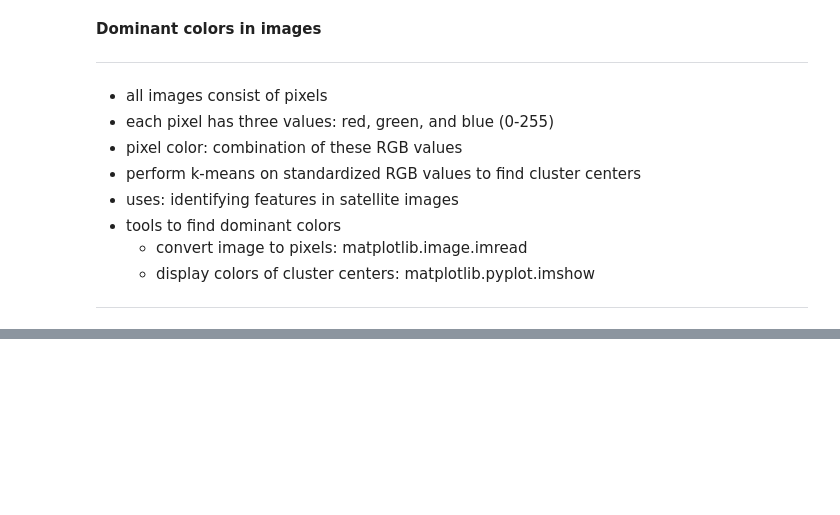
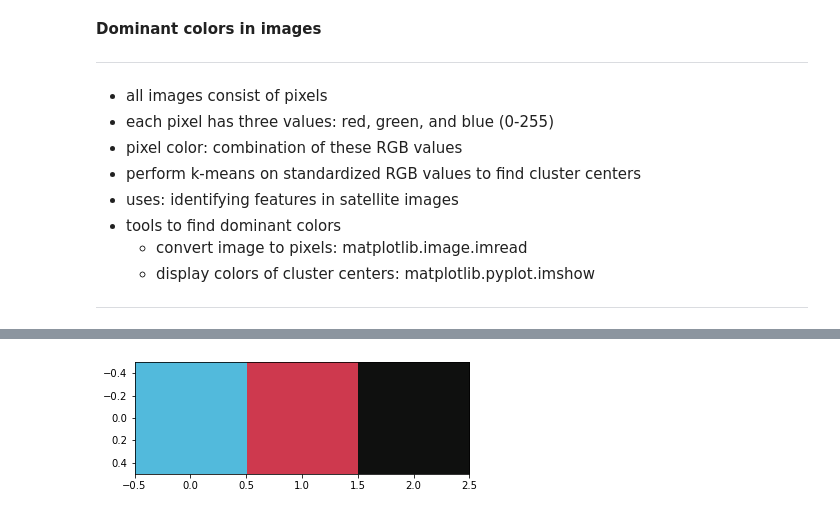
Before and after one commit to odenipinedo/Python, a Jupyter notebook: datacamp/12. cluster analysis in Python.ipynb, the cells around one changed output, grey strips where cells are left out. Cells and saved outputs as stored; diff of their text form; code cells hidden in the pictures; blank space fills up the shorter version.

```diff
--- a/datacamp/12. cluster analysis in Python.ipynb
+++ b/datacamp/12. cluster analysis in Python.ipynb
@@ -785,0 +885,51 @@ following image.
+# %%
+# Import image class of matplotlib
+from numpy import random
+from scipy.cluster.vq import vq, kmeans, whiten
+import matplotlib.image as img
+import matplotlib.pyplot as plt
+import pandas as pd, seaborn as sns
+
+# Initialize seed
+random.seed(123)
+
+r, g, b = ([] for i in range(3))
+
+# Read batman image
+batman_image = img.imread('_images/12.1.jpg')
+
+# Store RGB values of all pixels in lists r, g and b
+for row in batman_image:
+    for temp_r, temp_g, temp_b in row:
+        r.append(temp_r)
+        g.append(temp_g)
+        b.append(temp_b)
+
+batman_df = pd.DataFrame(list(zip(r, b , g)), columns=['red','blue','green'])
+
+# Scale r, g, and b
+batman_df['scaled_red'] = whiten(batman_df['red'])
+batman_df['scaled_blue'] = whiten(batman_df['blue'])
+batman_df['scaled_green'] = whiten(batman_df['green'])
+
+# kmeans function with 3 clusters
+cluster_centers, distortion = kmeans(batman_df[['scaled_red', 'scaled_blue', 'scaled_green']], 3)
+
+# Get standard deviations of each color
+r_std, g_std, b_std = batman_df[['red', 'green', 'blue']].std()
+
+colors = []
+for cluster_center in cluster_centers:
+    scaled_r, scaled_g, scaled_b = cluster_center
+    # Convert each standardized value to scaled value
+    colors.append((
+        scaled_r * r_std / 255,
+        scaled_g * g_std / 255,
+        scaled_b * b_std / 255
+    ))
+
+# Display colors of cluster centers
+plt.imshow([colors])
+plt.show()
+# %% [output]
+[figure, added]
```
Also changed, not shown: parts of 14 cells of this notebook, 2 other files.
